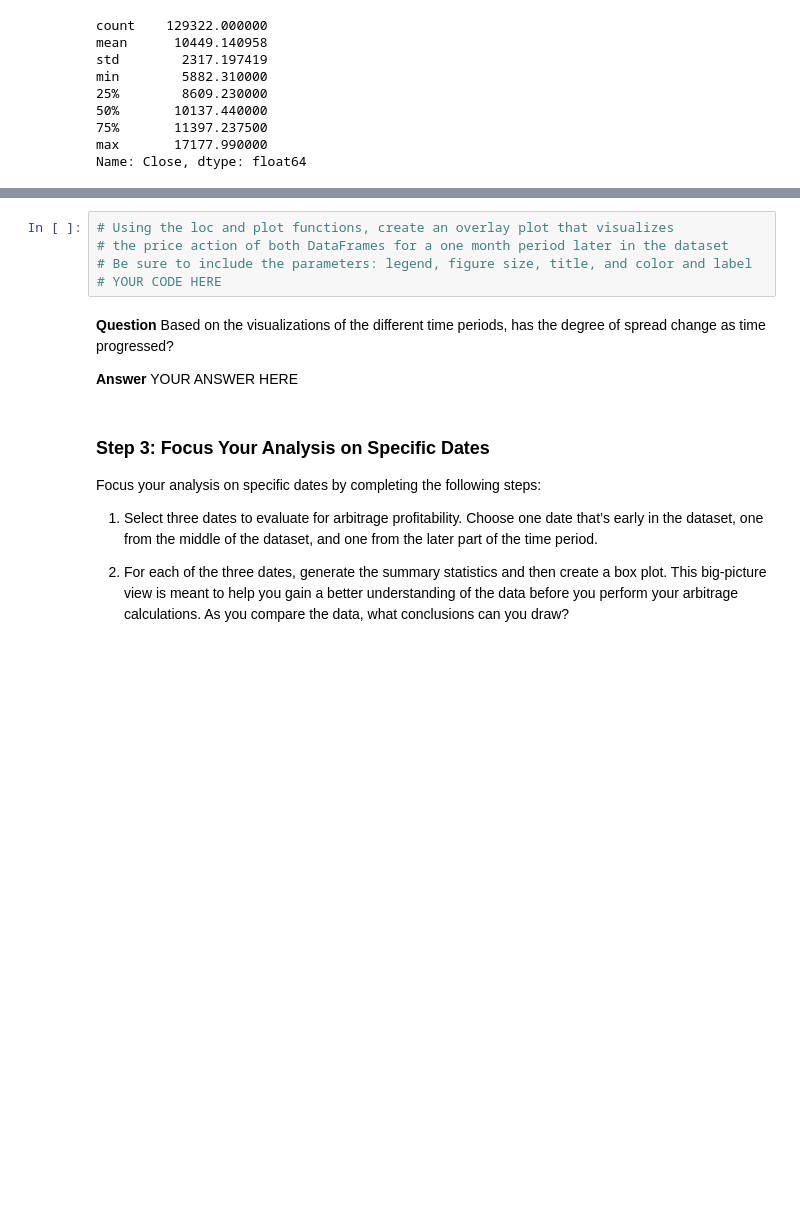
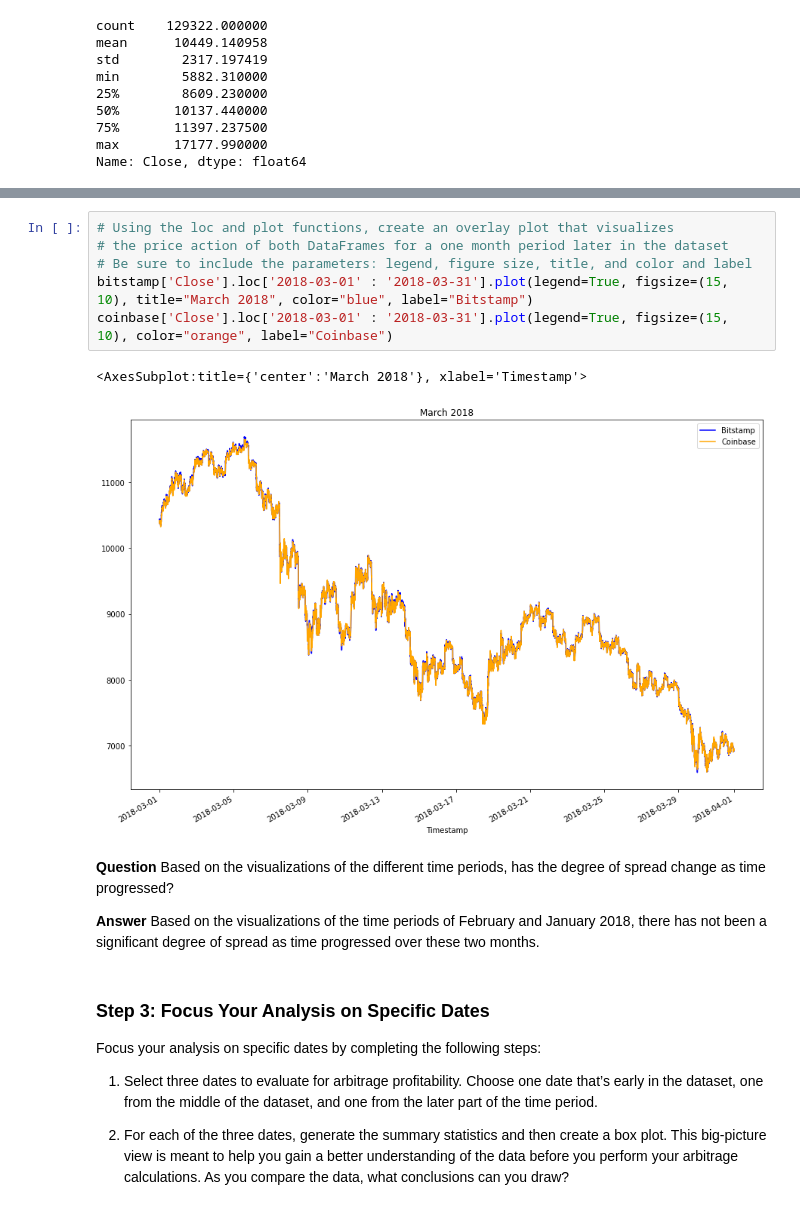
Before and after one commit to carljfrederick/crypto-cpa-data, a Jupyter notebook: crypto_arbitrage.ipynb, the cells around one changed output, grey strips where cells are left out. Cells and saved outputs as stored; diff of their text form; blank space fills up the shorter version.

```diff
--- a/crypto_arbitrage.ipynb
+++ b/crypto_arbitrage.ipynb
@@ -312,12 +318,16 @@ coinbase_sliced.plot(figsize = (10,5), title = ("Coinbase"), color = "orange")
 # %%
 # Using the loc and plot functions, create an overlay plot that visualizes
 # the price action of both DataFrames for a one month period later in the dataset
 # Be sure to include the parameters: legend, figure size, title, and color and label
-# YOUR CODE HERE
+bitstamp['Close'].loc['2018-03-01' : '2018-03-31'].plot(legend=True, figsize=(15, 10), title="March 2018", color="blue", label="Bitstamp")
+coinbase['Close'].loc['2018-03-01' : '2018-03-31'].plot(legend=True, figsize=(15, 10), color="orange", label="Coinbase")
+# %% [output]
+<AxesSubplot:title={'center':'March 2018'}, xlabel='Timestamp'>
+[figure, added]
 # %% [markdown]
 **Question** Based on the visualizations of the different time periods, has the degree of spread change as time progressed?
 
-**Answer** YOUR ANSWER HERE
+**Answer** Based on the visualizations of the time periods of February and January 2018, there has not been a significant degree of spread as time progressed over these two months.
 # %% [markdown]
 ### Step 3: Focus Your Analysis on Specific Dates
 
```
Also changed, not shown: parts of 4 cells of this notebook.
